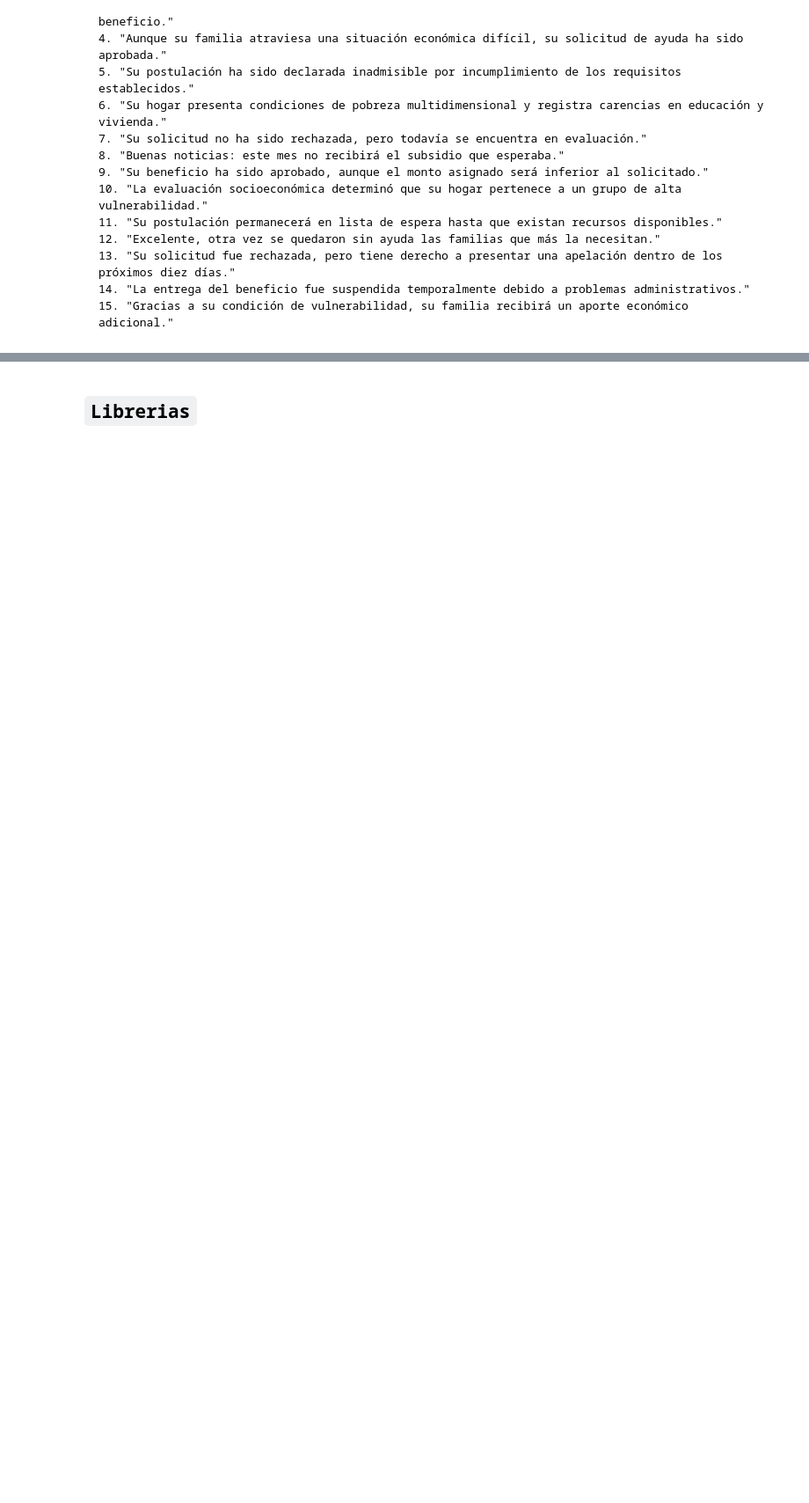
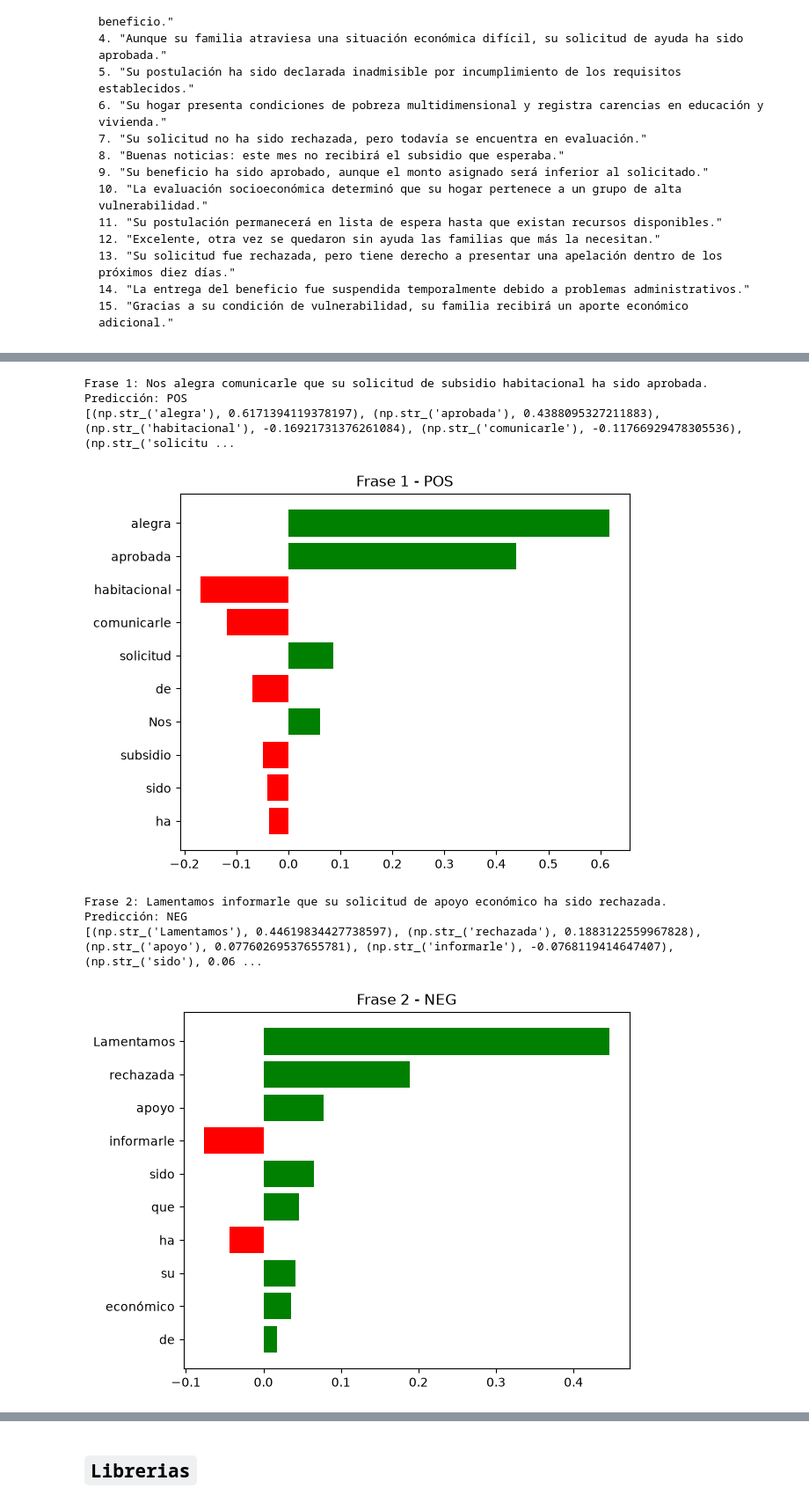
Before and after one commit to SergioHdezDC/Taller_ETI195_Casen2024, a Jupyter notebook: Taller_sumativo_3.ipynb, the cells around one changed output, grey strips where cells are left out. Shown at 88% size. Drawn from its saved outputs; the diff is of its cells as text; code cells hidden in the pictures; blank space fills up the shorter version.

```diff
--- a/Taller_sumativo_3.ipynb
+++ b/Taller_sumativo_3.ipynb
@@ -125,0 +154,14 @@ Escenario de Riesgo 2:
+# %%
+# Carga de modelo BETO
+beto = pipeline(
+    "text-classification",
+    model="finiteautomata/beto-sentiment-analysis"
+)
+
+# Etiquetas usando beto
+etiquetas = [
+    beto.model.config.id2label[i]
+    for i in range(beto.model.config.num_labels)
+]
+
+print("Clases del modelo:", etiquetas)
@@ -125,0 +229,51 @@ Escenario de Riesgo 2:
+# %%
+# Explicador Lime
+explicador_lime = LimeTextExplainer(
+    class_names=etiquetas,
+    random_state=42
+)
+
+# Índices de las frases seleccionadas
+indices_seleccionados = [0, 1, 2, 3, 4]
+
+for indice in indices_seleccionados:
+
+    frase = frases[indice]
+
+    # Obtener la clase predicha
+    probabilidades_frase = obtener_probabilidades([frase])[0]
+    clase_predicha = int(np.argmax(probabilidades_frase))
+
+    # Construir la explicación LIME
+    explicacion = explicador_lime.explain_instance(
+        frase,
+        obtener_probabilidades,
+        labels=[clase_predicha],
+        num_features=10,
+        num_samples=500
+    )
+
+    # Mostrar la información de la frase
+    print(f"\nFrase {indice + 1}: {frase}")
+    print("Predicción:", etiquetas[clase_predicha])
+
+    # Mostrar la contribución de las palabras
+    print(explicacion.as_list(label=clase_predicha))
+
+    # Gráfico de barras
+    explicacion.as_pyplot_figure(label=clase_predicha)
+
+    plt.title(
+        f"Frase {indice + 1} - {etiquetas[clase_predicha]}"
+    )
+    plt.tight_layout()
+    plt.show()
+# %% [output]
+Frase 1: Nos alegra comunicarle que su solicitud de subsidio habitacional ha sido aprobada.
+Predicción: POS
+[(np.str_('alegra'), 0.6171394119378197), (np.str_('aprobada'), 0.4388095327211883), (np.str_('habitacional'), -0.16921731376261084), (np.str_('comunicarle'), -0.11766929478305536), (np.str_('solicitu ...
+[figure, added]
+Frase 2: Lamentamos informarle que su solicitud de apoyo económico ha sido rechazada.
+Predicción: NEG
+[(np.str_('Lamentamos'), 0.44619834427738597), (np.str_('rechazada'), 0.1883122559967828), (np.str_('apoyo'), 0.07760269537655781), (np.str_('informarle'), -0.0768119414647407), (np.str_('sido'), 0.06 ...
+[figure, added]
```
Also changed, not shown: parts of 20 cells of this notebook.
